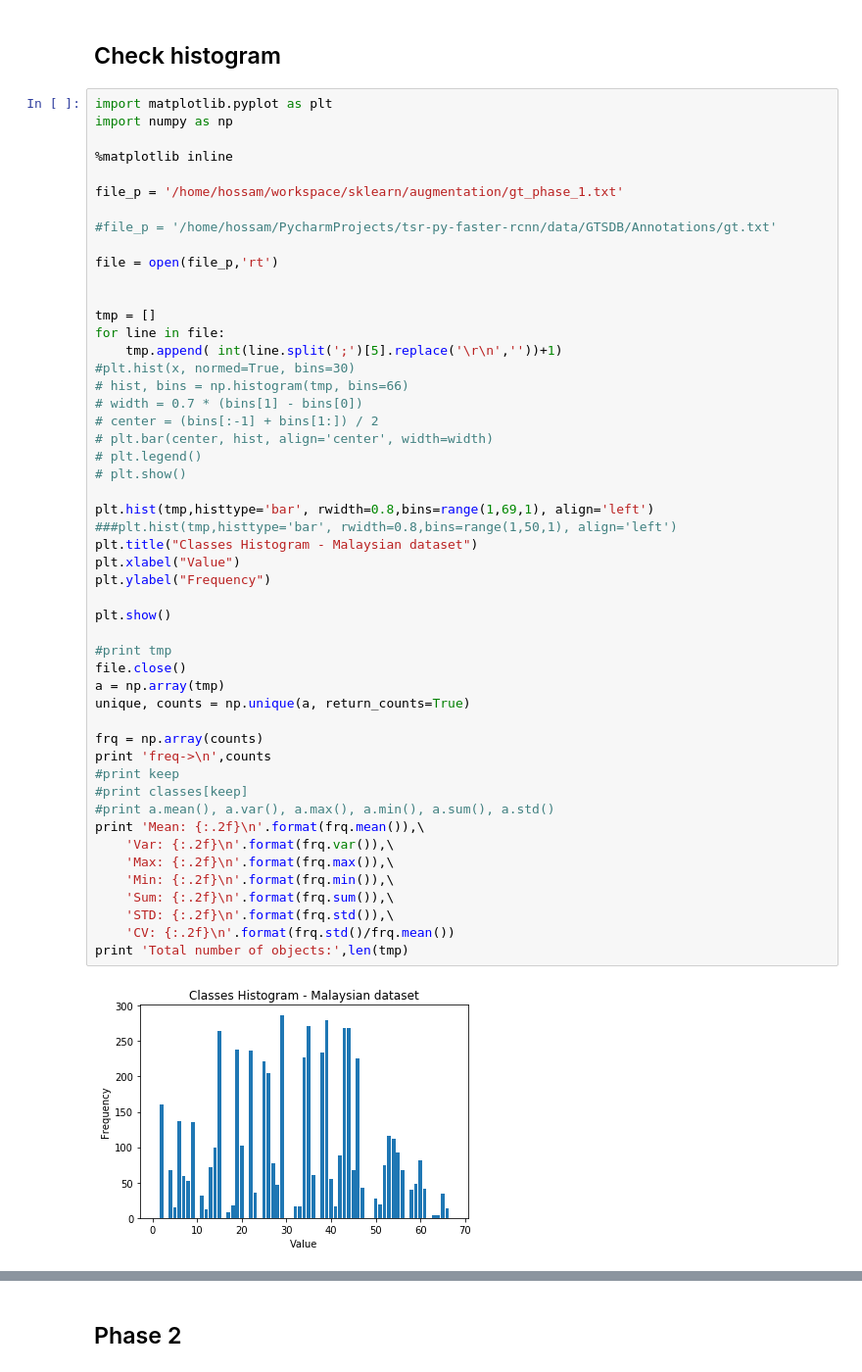
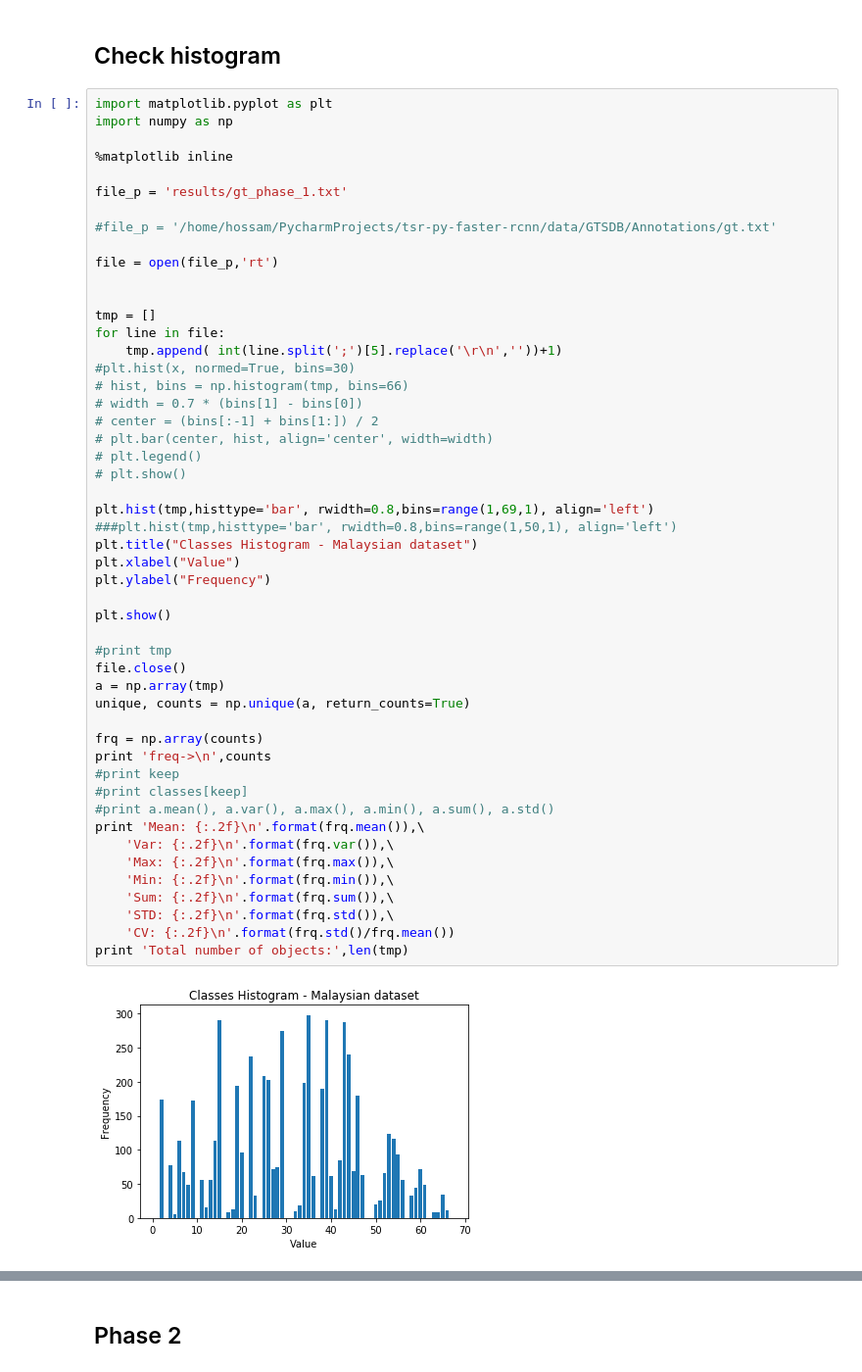
Before and after one commit to hhawary/MTSD_Augmentation, a Jupyter notebook: Augment.ipynb, the cells around one changed output, grey strips where cells are left out. Shown: that part at 98% size. Cells and saved outputs as stored; diff of their text form.

```diff
--- a/Augment.ipynb
+++ b/Augment.ipynb
@@ -408,7 +434,7 @@ import numpy as np
 
 %matplotlib inline
 
-file_p = '/home/hossam/workspace/sklearn/augmentation/gt_phase_1.txt'
+file_p = 'results/gt_phase_1.txt'
 
 #file_p = '/home/hossam/PycharmProjects/tsr-py-faster-rcnn/data/GTSDB/Annotations/gt.txt'
 
@@ -426,32 +452,32 @@ for line in file:
 # plt.legend()
 # plt.show()
 
 plt.hist(tmp,histtype='bar', rwidth=0.8,bins=range(1,69,1), align='left')
 ###plt.hist(tmp,histtype='bar', rwidth=0.8,bins=range(1,50,1), align='left')
 plt.title("Classes Histogram - Malaysian dataset")
 plt.xlabel("Value")
 plt.ylabel("Frequency")
 
 plt.show()
 
 #print tmp
 file.close()
 a = np.array(tmp)
 unique, counts = np.unique(a, return_counts=True)
 
 frq = np.array(counts)
 print 'freq->\n',counts
 #print keep
 #print classes[keep]
 #print a.mean(), a.var(), a.max(), a.min(), a.sum(), a.std()
 print 'Mean: {:.2f}\n'.format(frq.mean()),\
     'Var: {:.2f}\n'.format(frq.var()),\
     'Max: {:.2f}\n'.format(frq.max()),\
     'Min: {:.2f}\n'.format(frq.min()),\
     'Sum: {:.2f}\n'.format(frq.sum()),\
     'STD: {:.2f}\n'.format(frq.std()),\
     'CV: {:.2f}\n'.format(frq.std()/frq.mean())
 print 'Total number of objects:',len(tmp)
 # %% [output]
-[figure, old version]
+[figure, new version]
 freq->
```
Also changed, not shown: parts of 15 cells of this notebook, 2 other files.
